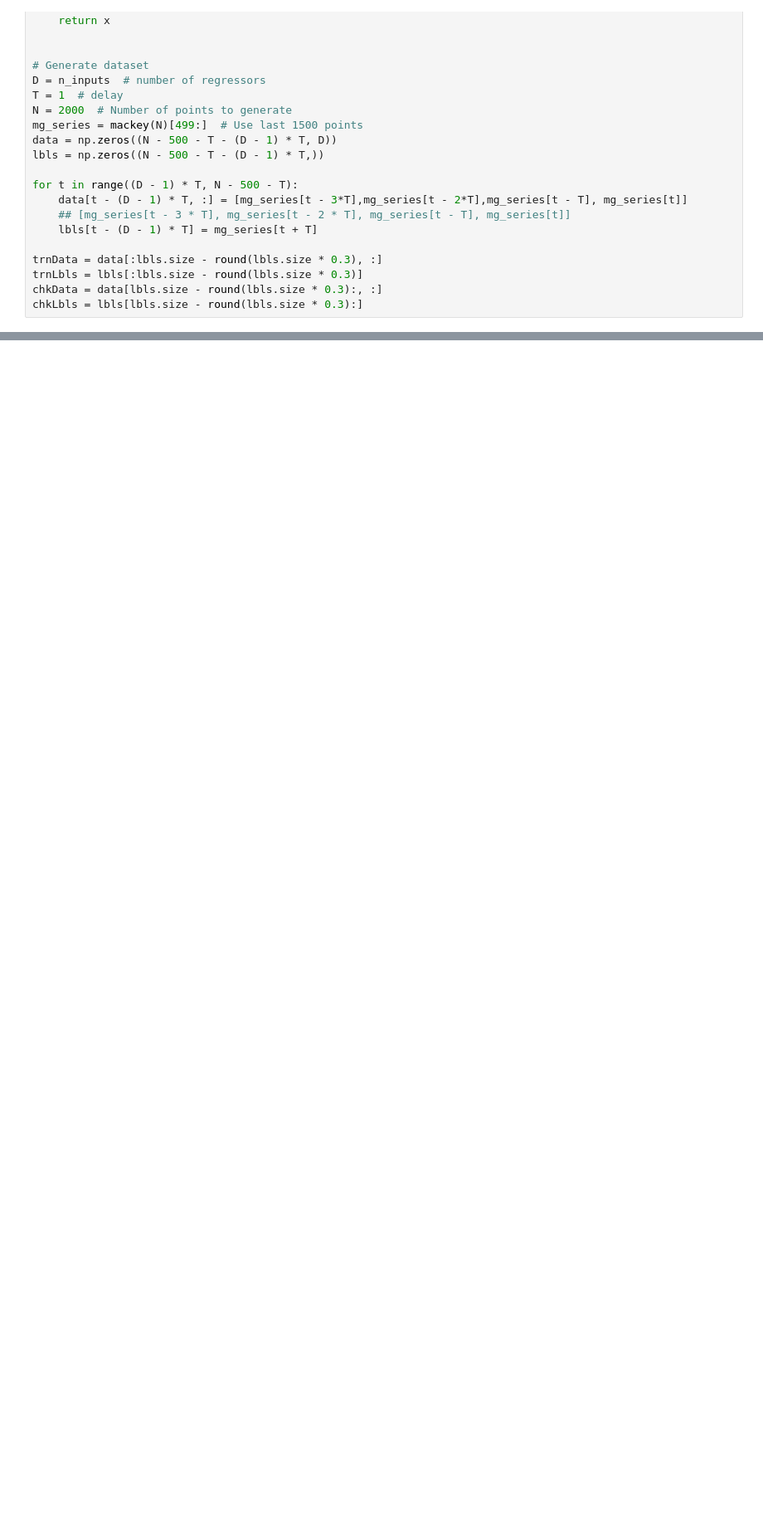
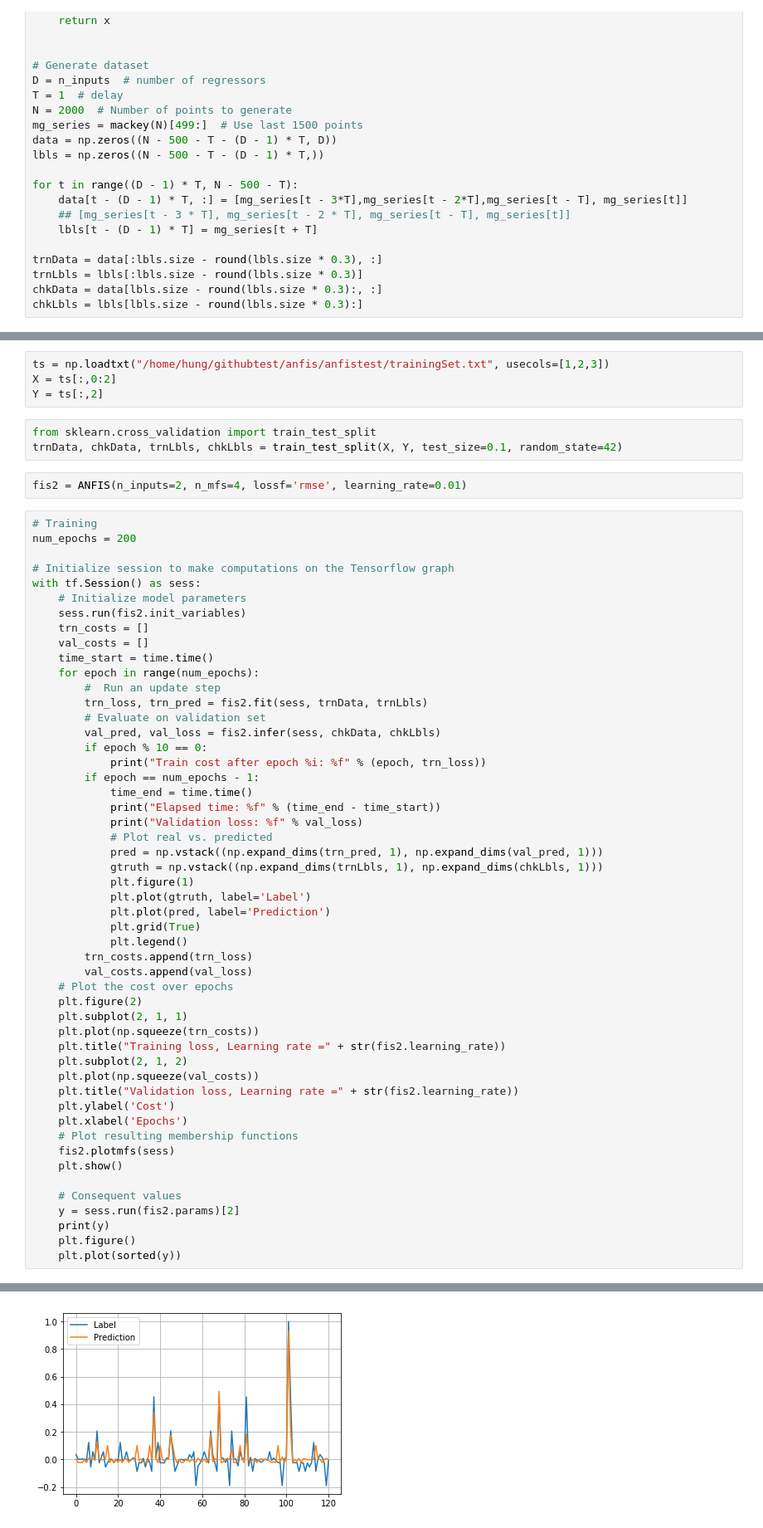
Before and after one commit to nguyenbh1507/Example_notebooks, a Jupyter notebook: TensorANFIS-nD.ipynb, the cells around one changed output, grey strips where cells are left out. Shown at 83% size. Drawn from its saved outputs; the diff is of its cells as text; blank space fills up the shorter version.

```diff
--- a/TensorANFIS-nD.ipynb
+++ b/TensorANFIS-nD.ipynb
@@ -280,0 +286,61 @@ Validation loss: 0.002800
+# %%
+ts = np.loadtxt("/home/hung/githubtest/anfis/anfistest/trainingSet.txt", usecols=[1,2,3])
+X = ts[:,0:2]
+Y = ts[:,2]
+# %%
+from sklearn.cross_validation import train_test_split
+trnData, chkData, trnLbls, chkLbls = train_test_split(X, Y, test_size=0.1, random_state=42)
+# %%
+fis2 = ANFIS(n_inputs=2, n_mfs=4, lossf='rmse', learning_rate=0.01)
+# %%
+# Training
+num_epochs = 200
+
+# Initialize session to make computations on the Tensorflow graph
+with tf.Session() as sess:
+    # Initialize model parameters
+    sess.run(fis2.init_variables)
+    trn_costs = []
+    val_costs = []
+    time_start = time.time()
+    for epoch in range(num_epochs):
+        #  Run an update step
+        trn_loss, trn_pred = fis2.fit(sess, trnData, trnLbls)
+        # Evaluate on validation set
+        val_pred, val_loss = fis2.infer(sess, chkData, chkLbls)
+        if epoch % 10 == 0:
+            print("Train cost after epoch %i: %f" % (epoch, trn_loss))
+        if epoch == num_epochs - 1:
+            time_end = time.time()
+            print("Elapsed time: %f" % (time_end - time_start))
+            print("Validation loss: %f" % val_loss)
+            # Plot real vs. predicted
+            pred = np.vstack((np.expand_dims(trn_pred, 1), np.expand_dims(val_pred, 1)))
+            gtruth = np.vstack((np.expand_dims(trnLbls, 1), np.expand_dims(chkLbls, 1)))
+            plt.figure(1)
+            plt.plot(gtruth, label='Label')
+            plt.plot(pred, label='Prediction')
+            plt.grid(True)
+            plt.legend()
+        trn_costs.append(trn_loss)
+        val_costs.append(val_loss)
+    # Plot the cost over epochs
+    plt.figure(2)
+    plt.subplot(2, 1, 1)
+    plt.plot(np.squeeze(trn_costs))
+    plt.title("Training loss, Learning rate =" + str(fis2.learning_rate))
+    plt.subplot(2, 1, 2)
+    plt.plot(np.squeeze(val_costs))
+    plt.title("Validation loss, Learning rate =" + str(fis2.learning_rate))
+    plt.ylabel('Cost')
+    plt.xlabel('Epochs')
+    # Plot resulting membership functions
+    fis2.plotmfs(sess)
+    plt.show()
+
+    # Consequent values
+    y = sess.run(fis2.params)[2]
+    print(y)
+    plt.figure()
+    plt.plot(sorted(y))
+# %% [output]
@@ -280,0 +364 @@ Validation loss: 0.002800
+[figure, added]
```
Also changed, not shown: parts of 4 cells of this notebook.
